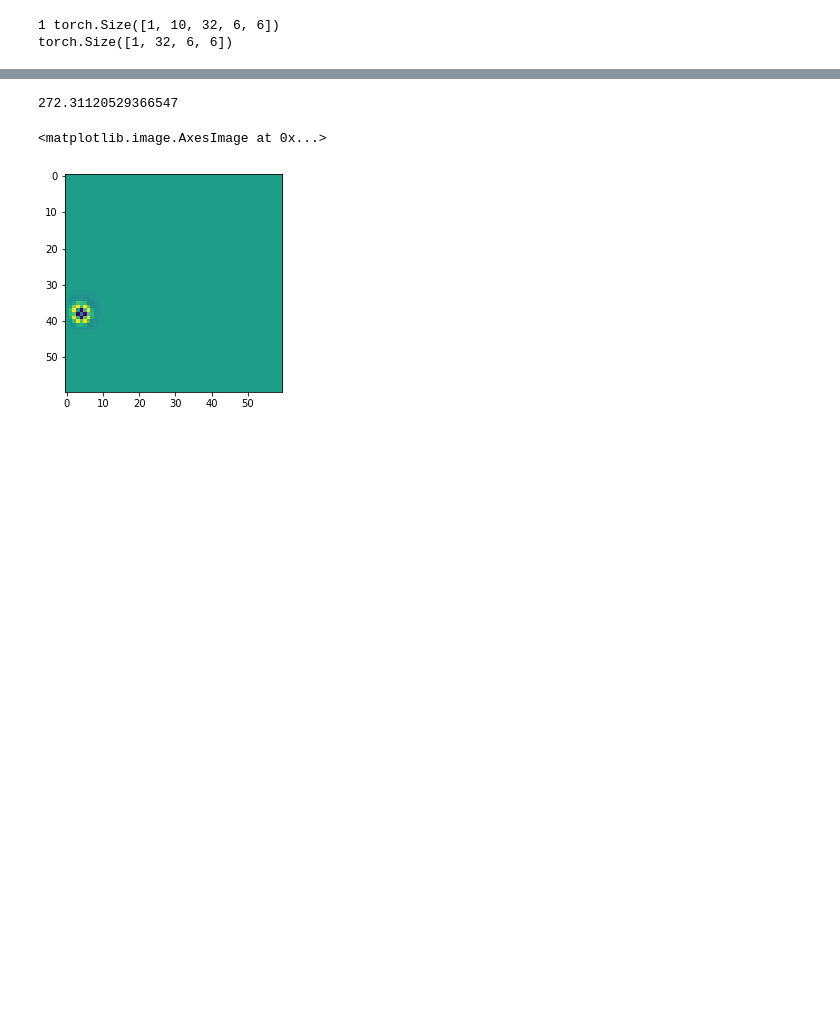
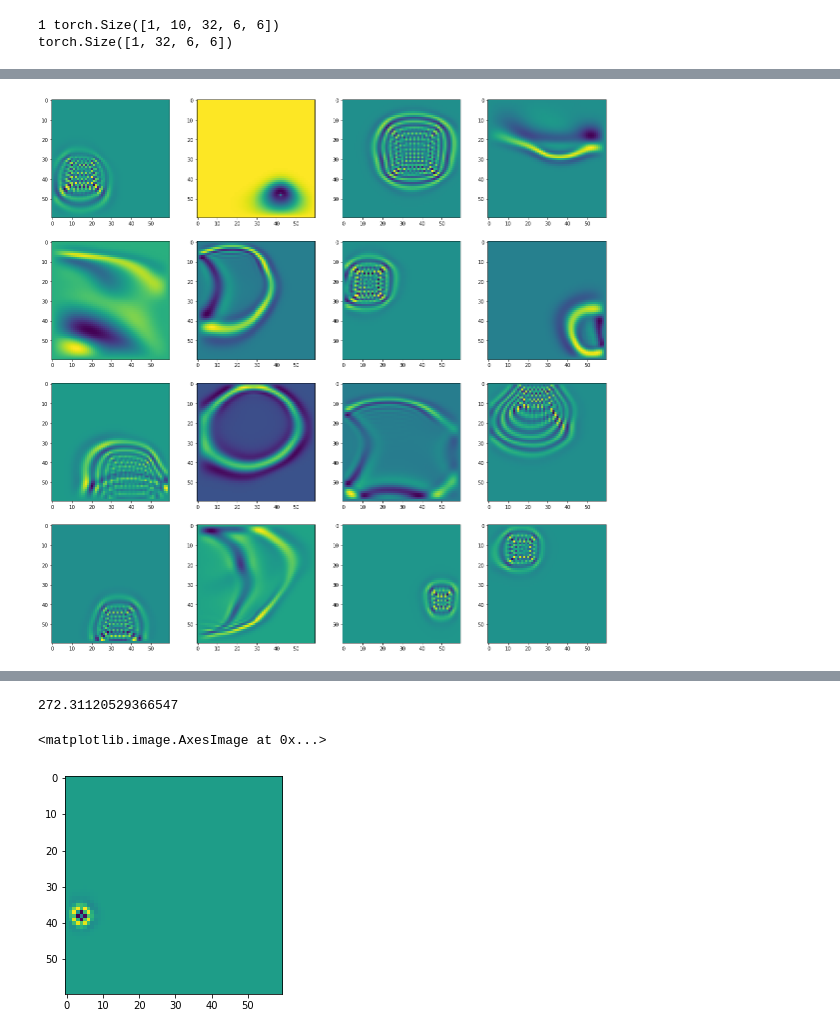
Before and after one commit to GerasimovIV/wave-propagation, a Jupyter notebook: Data.ipynb, the cells around one changed output, grey strips where cells are left out. Drawn from its saved outputs; the diff is of its cells as text; code cells hidden in the pictures; blank space fills up the shorter version.

```diff
--- a/Data.ipynb
+++ b/Data.ipynb
@@ -353 +366,19 @@ for i in range(100):
 ... (188 outputs left out)
+# %%
+def show_grig(img_batch, n_rows, ):
+    batch_size = img_batch.shape[0]
+
+    assert batch_size == n_rows ** 2
+
+    plt.figure(figsize=(20, 20))
+    for i in range(batch_size):
+        plt.subplot(n_rows, n_rows, i + 1)
+        plt.imshow(img_batch[i])
+    plt.show()
+# %%
+n_rows = 4
+batch = get_batch(n_rows ** 2)
+# %%
+show_grig(batch[0][:, -1, :, :], n_rows)
+# %% [output]
+[figure, added]
```
Also changed, not shown: parts of 7 cells of this notebook, 4 other files.
